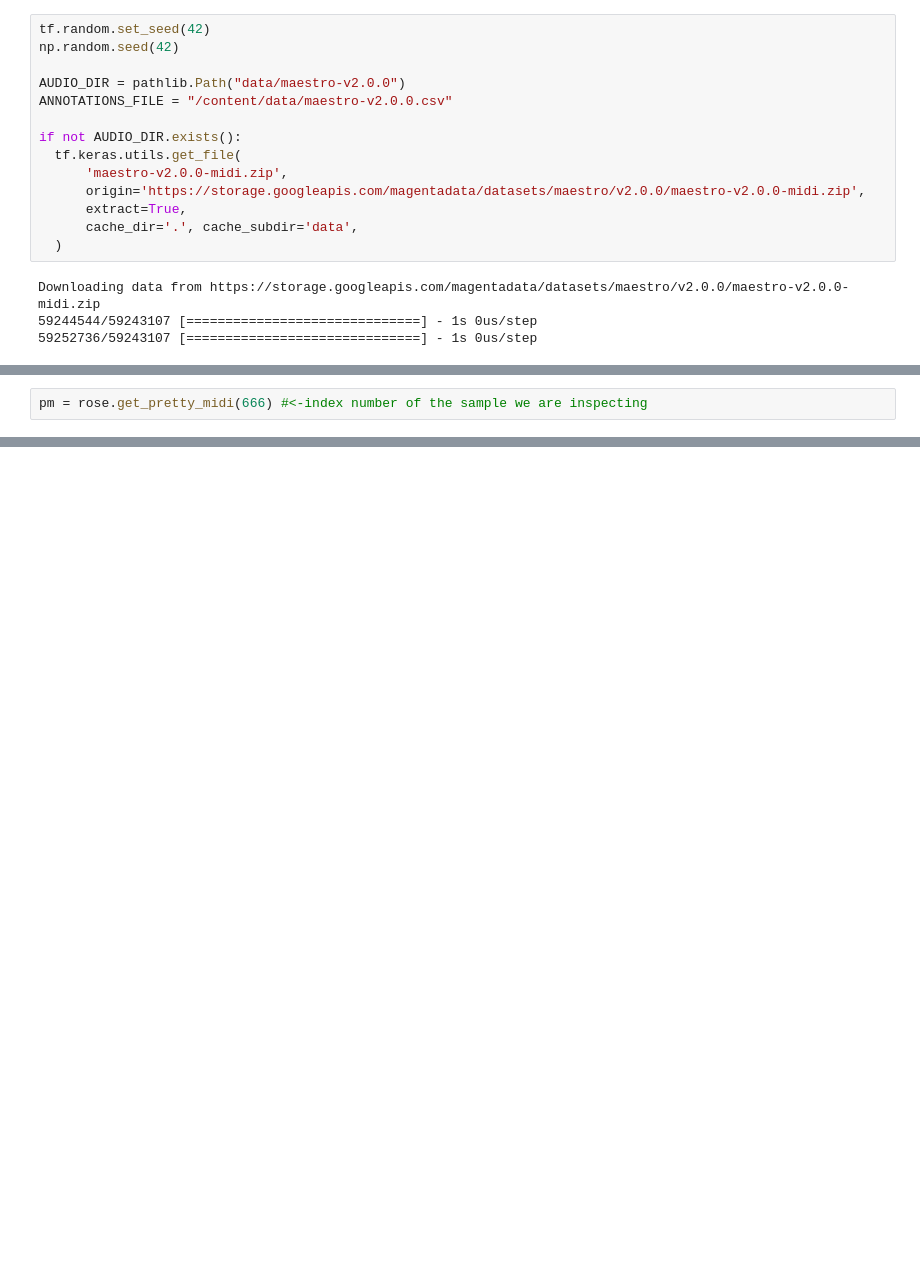
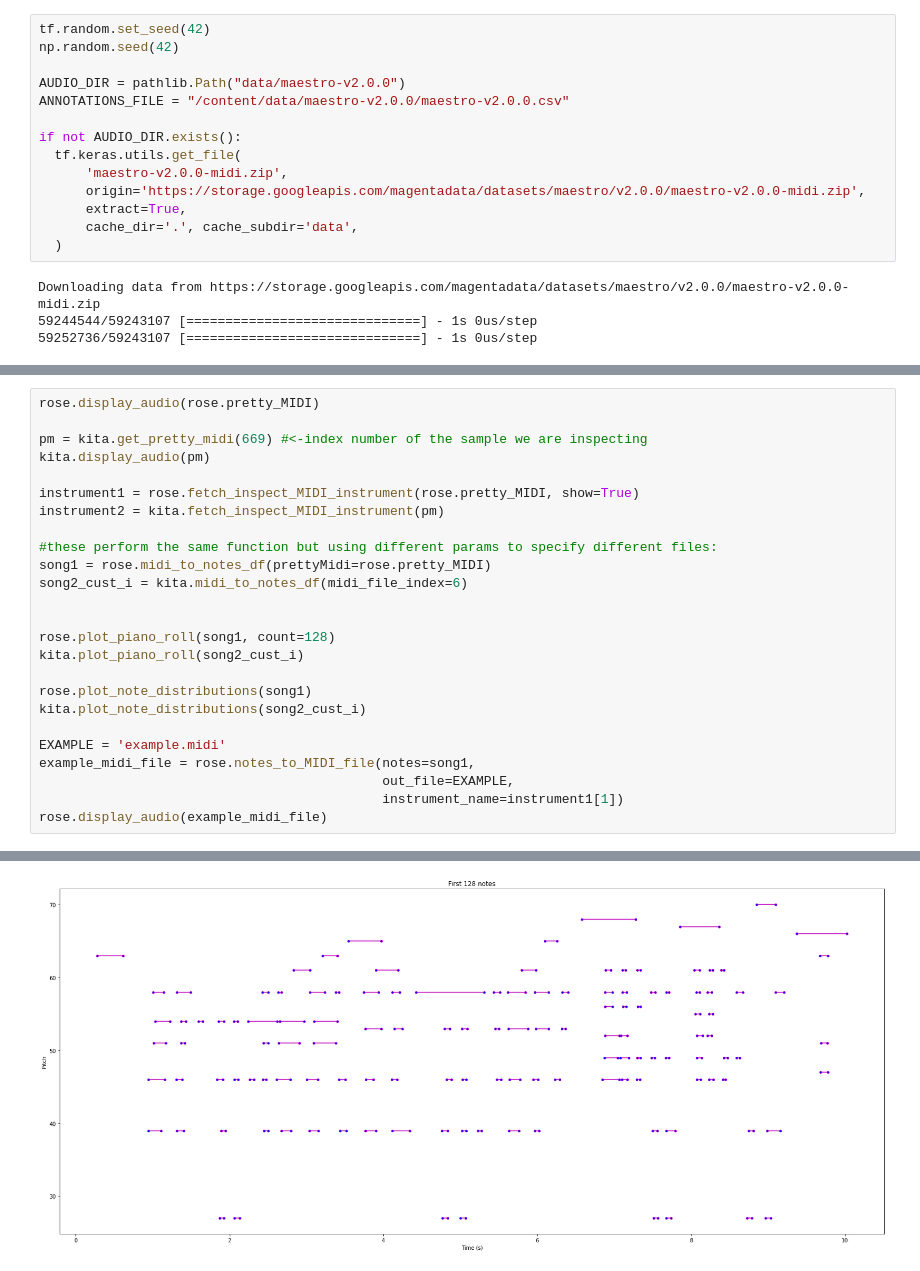
Before and after one commit to spaceBearAmadeus/OUTDATED-studentNeedsNavigator, a Jupyter notebook: ROSE_Composer.ipynb, the cells around one changed output, grey strips where cells are left out. Saved outputs shown, nothing was run; the diff lists cells and outputs as text; blank space fills up the shorter version.

```diff
--- a/ROSE_Composer.ipynb
+++ b/ROSE_Composer.ipynb
@@ -66,7 +66,7 @@ tf.random.set_seed(42)
 np.random.seed(42)
 
 AUDIO_DIR = pathlib.Path("data/maestro-v2.0.0")
-ANNOTATIONS_FILE = "/content/data/maestro-v2.0.0.csv"
+ANNOTATIONS_FILE = "/content/data/maestro-v2.0.0/maestro-v2.0.0.csv"
 
 if not AUDIO_DIR.exists():
   tf.keras.utils.get_file(
@@ -208,2 +81,0 @@ rose = Bach(ANNOTATIONS_FILE, AUDIO_DIR)
-# %%
-pm = rose.get_pretty_midi(666) #<-index number of the sample we are inspecting
@@ -263,0 +299,26 @@ rose.plot_note_distributions(pm_df)
+# %%
+rose.display_audio(rose.pretty_MIDI)
+
+pm = kita.get_pretty_midi(669) #<-index number of the sample we are inspecting
+kita.display_audio(pm)
+
+instrument1 = rose.fetch_inspect_MIDI_instrument(rose.pretty_MIDI, show=True)
+instrument2 = kita.fetch_inspect_MIDI_instrument(pm)
+
+#these perform the same function but using different params to specify different files:
+song1 = rose.midi_to_notes_df(prettyMidi=rose.pretty_MIDI)
+song2_cust_i = kita.midi_to_notes_df(midi_file_index=6)
+
+
+rose.plot_piano_roll(song1, count=128)
+kita.plot_piano_roll(song2_cust_i)
+
+rose.plot_note_distributions(song1)
+kita.plot_note_distributions(song2_cust_i)
+
+EXAMPLE = 'example.midi'
+example_midi_file = rose.notes_to_MIDI_file(notes=song1,
+                                            out_file=EXAMPLE,
+                                            instrument_name=instrument1[1])
+rose.display_audio(example_midi_file)
+# %% [output]
@@ -263,0 +343 @@ rose.plot_note_distributions(pm_df)
+[figure, added]
```
Also changed, not shown: parts of 14 cells of this notebook.
